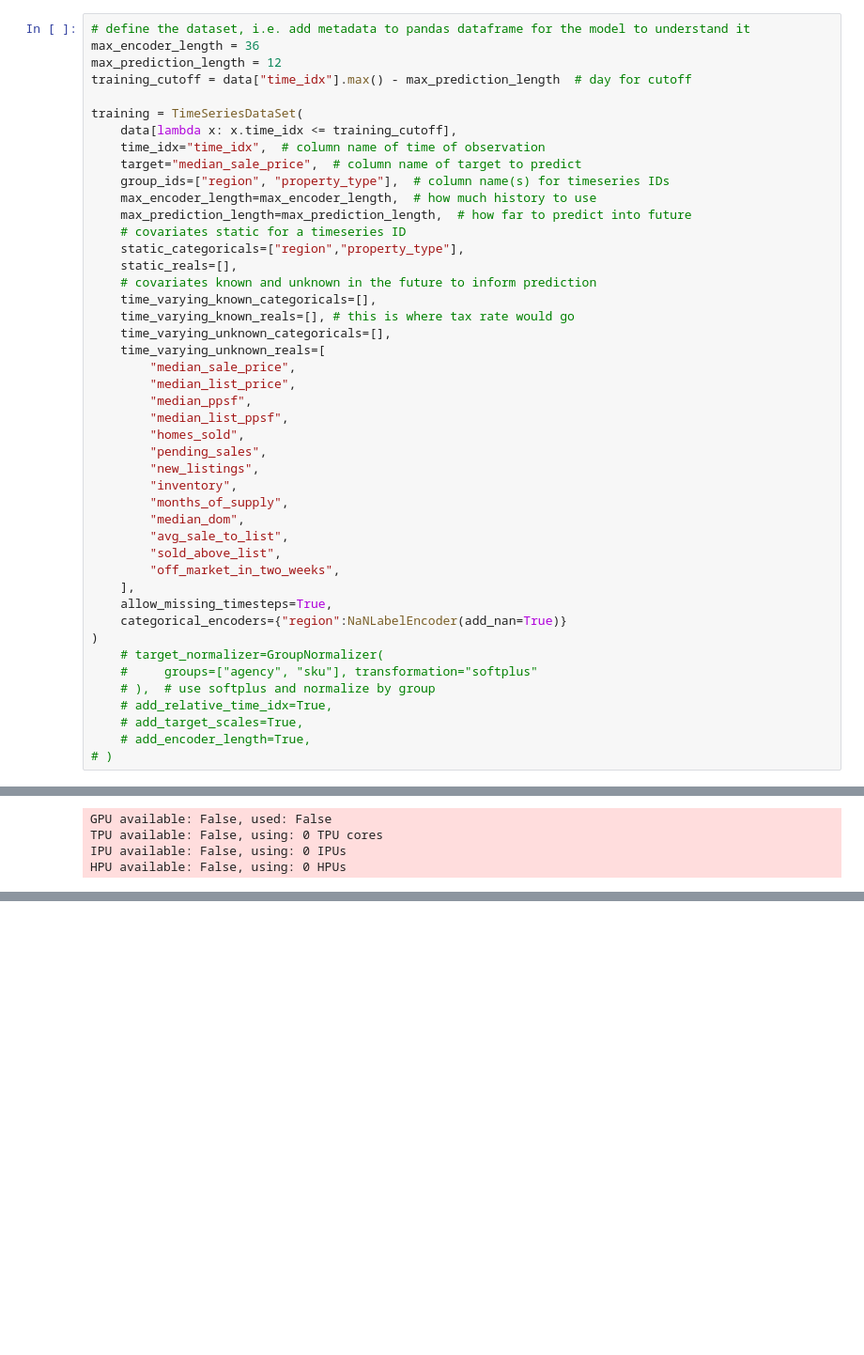
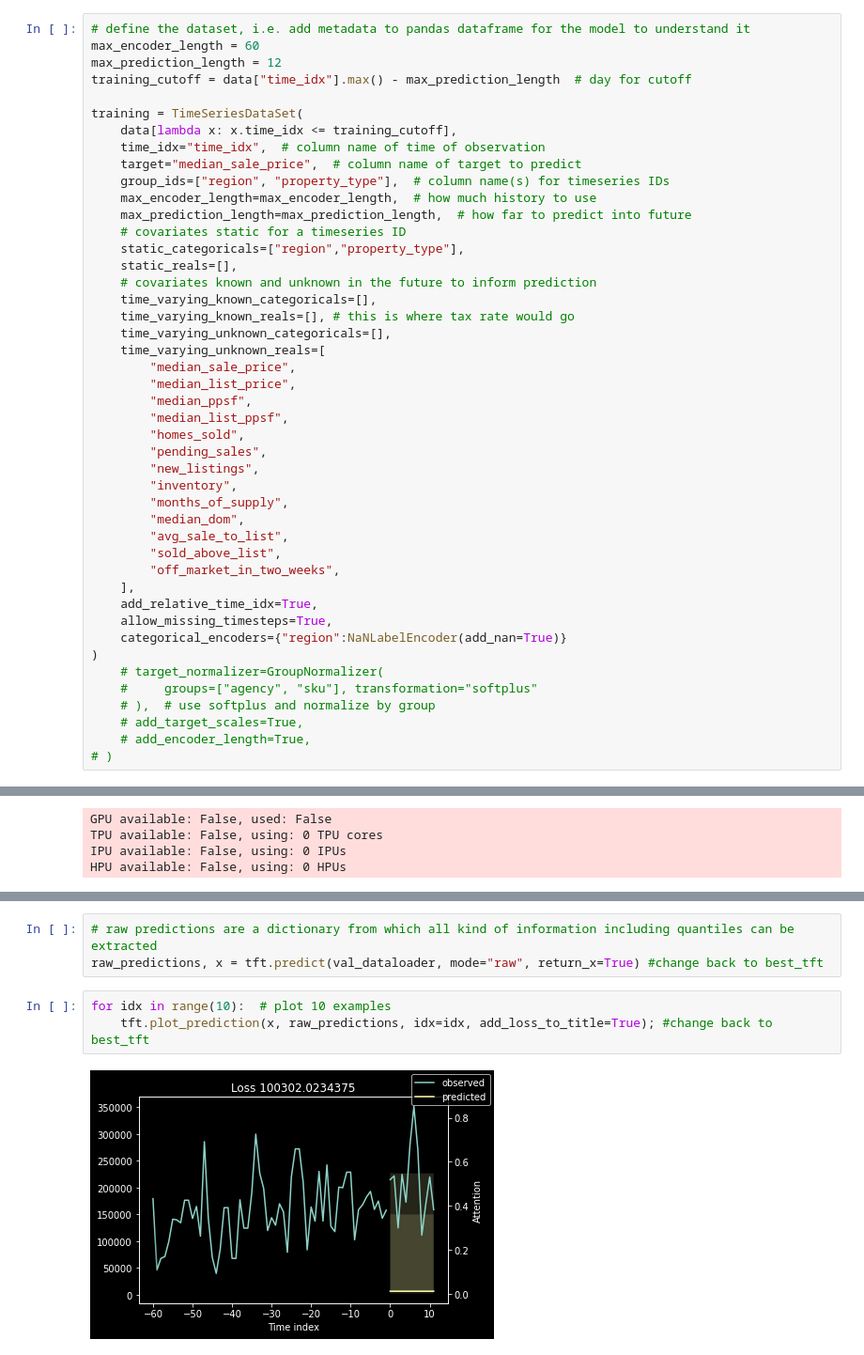
Before and after one commit to ian-byrne/CapstoneTeamJim, a Jupyter notebook: ian-scratchpads/pytorch_explore.ipynb, the cells around one changed output, grey strips where cells are left out. Shown at 94% size. Saved outputs shown, nothing was run; the diff lists cells and outputs as text; blank space fills up the shorter version.

```diff
--- a/ian-scratchpads/pytorch_explore.ipynb
+++ b/ian-scratchpads/pytorch_explore.ipynb
@@ -115,7 +115,7 @@ dtypes: category(1), datetime64[ns](1), float64(13), int64(1), object(2)
 memory usage: 63.2+ MB
 # %%
 # define the dataset, i.e. add metadata to pandas dataframe for the model to understand it
-max_encoder_length = 36
+max_encoder_length = 60
 max_prediction_length = 12
 training_cutoff = data["time_idx"].max() - max_prediction_length  # day for cutoff
 
@@ -148,13 +148,13 @@ training = TimeSeriesDataSet(
         "sold_above_list",
         "off_market_in_two_weeks",
     ],
+    add_relative_time_idx=True,
     allow_missing_timesteps=True,
     categorical_encoders={"region":NaNLabelEncoder(add_nan=True)}
 )
     # target_normalizer=GroupNormalizer(
     #     groups=["agency", "sku"], transformation="softplus"
     # ),  # use softplus and normalize by group
-    # add_relative_time_idx=True,
     # add_target_scales=True,
     # add_encoder_length=True,
 # )
@@ -268,0 +298,8 @@ IndexError: list index out of range
+# %%
+# raw predictions are a dictionary from which all kind of information including quantiles can be extracted
+raw_predictions, x = tft.predict(val_dataloader, mode="raw", return_x=True) #change back to best_tft
+# %%
+for idx in range(10):  # plot 10 examples
+    tft.plot_prediction(x, raw_predictions, idx=idx, add_loss_to_title=True); #change back to best_tft
+# %% [output]
+[figure, added]
```
Also changed, not shown: parts of 8 cells of this notebook.
